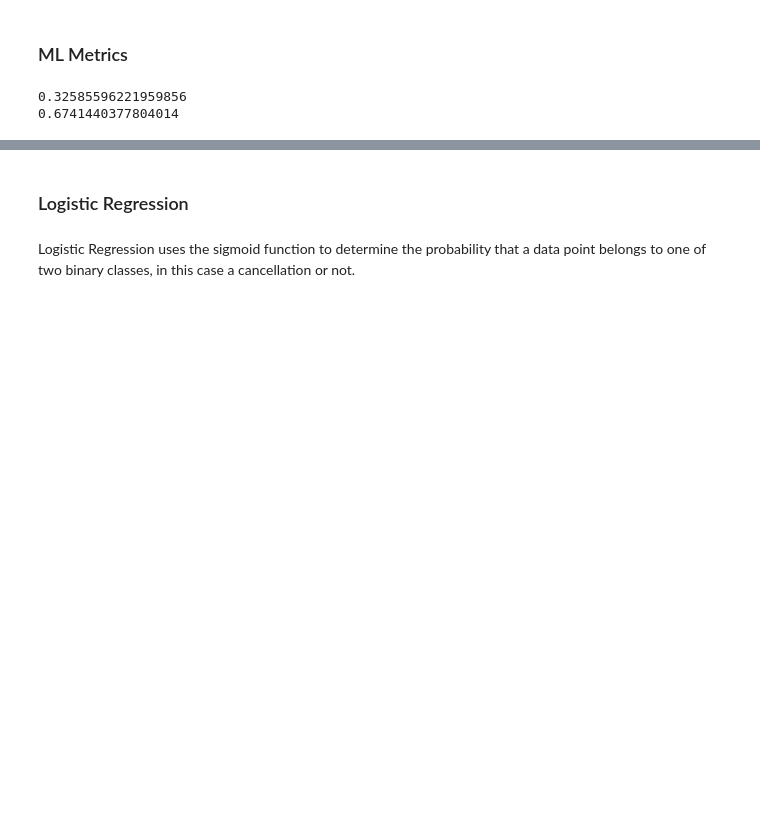
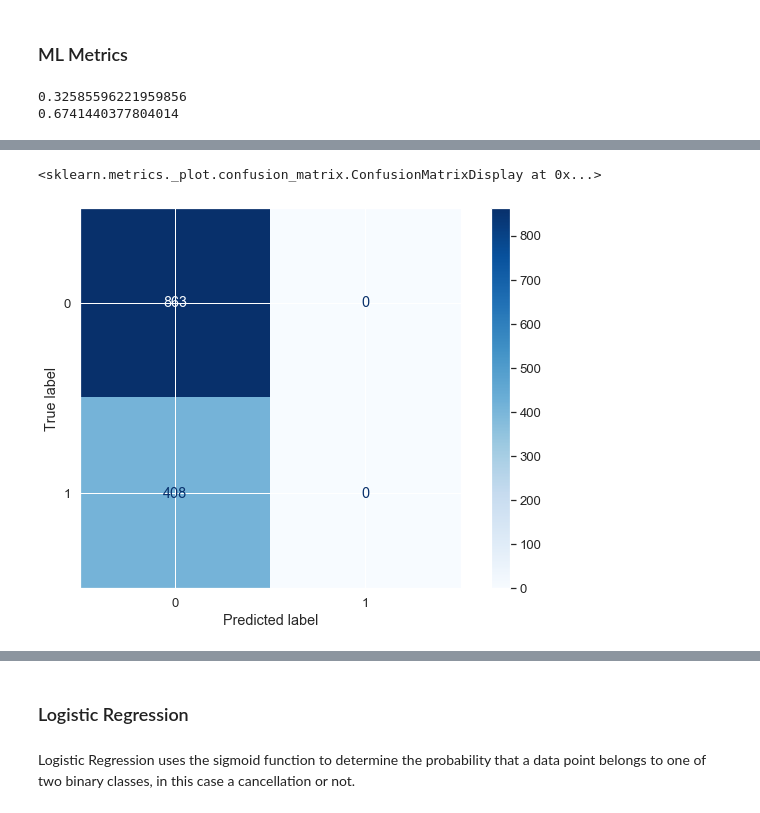
Before and after one commit to melisabardhi/Project5-Machine-Learning-on-Travel-Business, a Jupyter notebook: Capstone.ipynb, the cells around one changed output, grey strips where cells are left out. Saved outputs shown, nothing was run; the diff lists cells and outputs as text; code cells hidden in the pictures; blank space fills up the shorter version.

Commit message:
update baseline classifier

```diff
--- a/Capstone.ipynb
+++ b/Capstone.ipynb
@@ -640,0 +607,13 @@ In this project, I am interested in predicting cancellations early to allow time
+# %%
+# Train test split with all features
+model = DummyClassifier()
+
+# Divide into 70% training & 30% testing
+X_train, X_test, y_train, y_test = sklearn.model_selection.train_test_split(df_feat_all,
+                                                                            df['cancelledOrNoShow'],
+                                                                            test_size=0.30,
+                                                                            random_state=101)
+# %%
+# Fit
+model.fit(X_train, y_train)
+y_pred = model.predict(X_test)
@@ -640,0 +632,18 @@ In this project, I am interested in predicting cancellations early to allow time
+# %%
+# Train test split with selected correlated features
+X_train, X_test, y_train, y_test = sklearn.model_selection.train_test_split(df_feat_selected,
+                                                                            df['cancelledOrNoShow'],
+                                                                            test_size=0.30,
+                                                                            random_state=101)
+# %%
+# Fit
+model.fit(X_train, y_train)
+y_pred = model.predict(X_test)
+# %%
+# Confusion Matrix
+plot_confusion_matrix(model, X_test, y_test,
+                                 display_labels=df.cancelledOrNoShow,
+                                 cmap=plt.cm.Blues)
+# %% [output]
+<sklearn.metrics._plot.confusion_matrix.ConfusionMatrixDisplay at 0x...>
+[figure, added]
```
Also changed, not shown: parts of 60 cells of this notebook, 2 other files.
